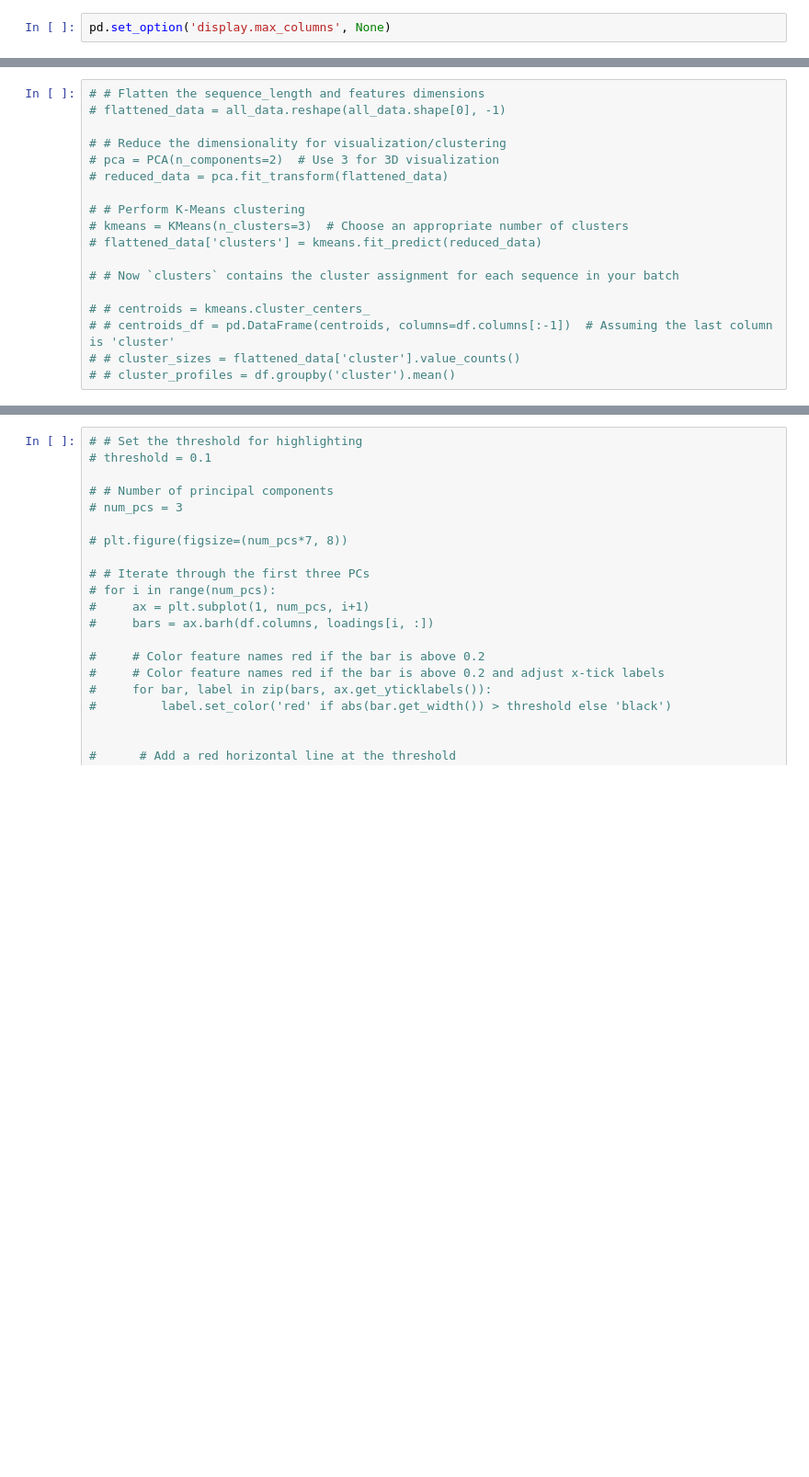
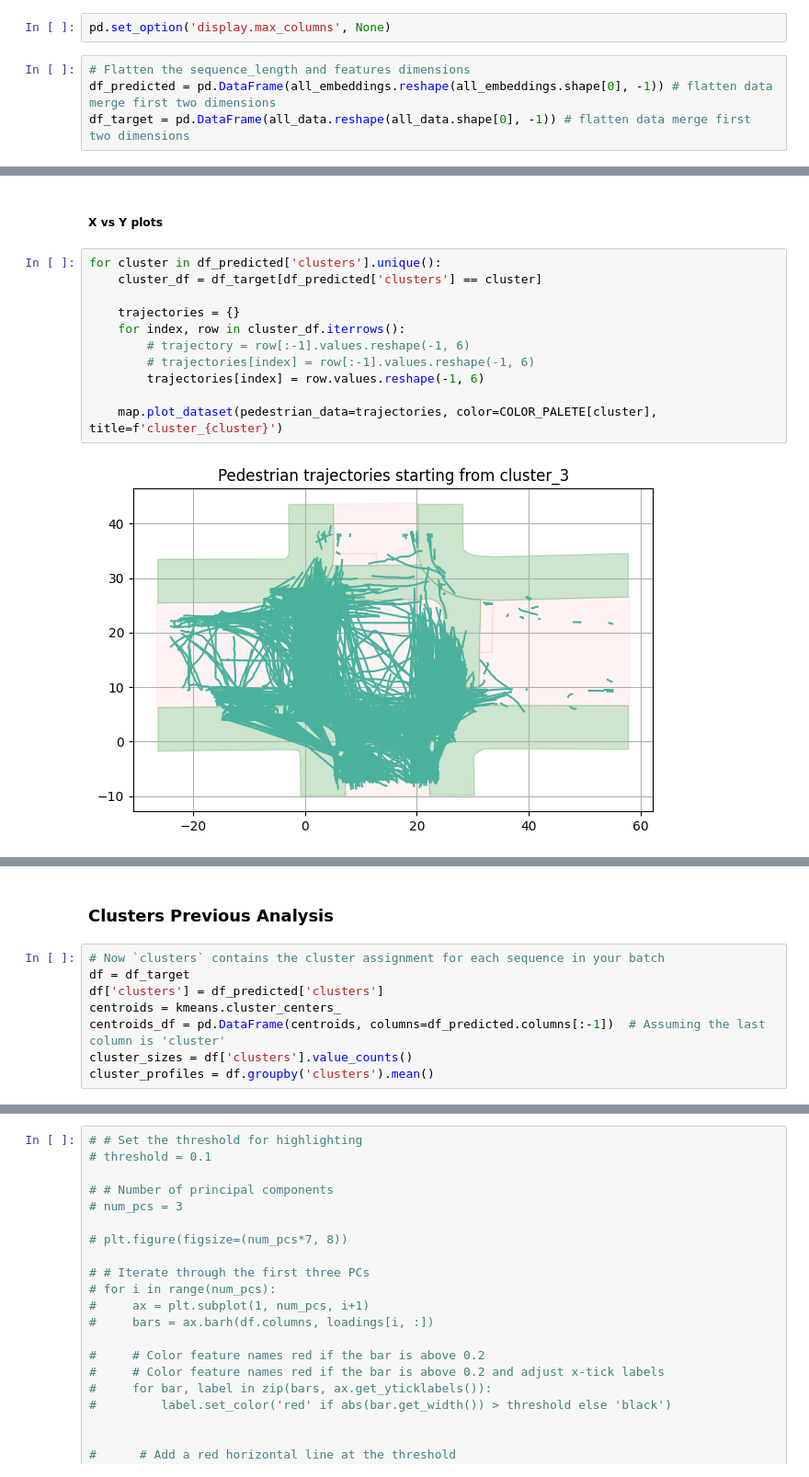
Before and after one commit to kfragkedaki/Pedestrian_Project, a Jupyter notebook: test.ipynb, the cells around one changed output, grey strips where cells are left out. Shown at 92% size. Cells and saved outputs as stored; diff of their text form; blank space fills up the shorter version.

```diff
--- a/test.ipynb
+++ b/test.ipynb
@@ -121,5 +126,9 @@ COLOR_PALETE = ['#EF3D59', '#E17A47', '#EFC958', '#4AB19D',  '#344E5C', '#A6206A
 n_clusters =5
 # %%
 pd.set_option('display.max_columns', None)
+# %%
+# Flatten the sequence_length and features dimensions
+df_predicted = pd.DataFrame(all_embeddings.reshape(all_embeddings.shape[0], -1)) # flatten data merge first two dimensions
+df_target = pd.DataFrame(all_data.reshape(all_data.shape[0], -1)) # flatten data merge first two dimensions
 # %%
 # # Find right number of clusters
@@ -137,0 +160,15 @@ pd.set_option('display.max_columns', None)
+# %% [markdown]
+##### X vs Y plots
+# %%
+for cluster in df_predicted['clusters'].unique():
+    cluster_df = df_target[df_predicted['clusters'] == cluster]
+
+    trajectories = {}
+    for index, row in cluster_df.iterrows():
+        # trajectory = row[:-1].values.reshape(-1, 6)
+        # trajectories[index] = row[:-1].values.reshape(-1, 6)
+        trajectories[index] = row.values.reshape(-1, 6)
+
+    map.plot_dataset(pedestrian_data=trajectories, color=COLOR_PALETE[cluster], title=f'cluster_{cluster}')
+# %% [output]
+[figure, added]
@@ -138,18 +179,10 @@ pd.set_option('display.max_columns', None)
+# %% [markdown]
+### Clusters Previous Analysis
 # %%
-# # Flatten the sequence_length and features dimensions
-# flattened_data = all_data.reshape(all_data.shape[0], -1)
-
-# # Reduce the dimensionality for visualization/clustering
-# pca = PCA(n_components=2)  # Use 3 for 3D visualization
-# reduced_data = pca.fit_transform(flattened_data)
-
-# # Perform K-Means clustering
-# kmeans = KMeans(n_clusters=3)  # Choose an appropriate number of clusters
-# flattened_data['clusters'] = kmeans.fit_predict(reduced_data)
-
-# # Now `clusters` contains the cluster assignment for each sequence in your batch
-
-# # centroids = kmeans.cluster_centers_
-# # centroids_df = pd.DataFrame(centroids, columns=df.columns[:-1])  # Assuming the last column is 'cluster'
-# # cluster_sizes = flattened_data['cluster'].value_counts()
-# # cluster_profiles = df.groupby('cluster').mean()
+# Now `clusters` contains the cluster assignment for each sequence in your batch
+df = df_target
+df['clusters'] = df_predicted['clusters']
+centroids = kmeans.cluster_centers_
+centroids_df = pd.DataFrame(centroids, columns=df_predicted.columns[:-1])  # Assuming the last column is 'cluster'
+cluster_sizes = df['clusters'].value_counts()
+cluster_profiles = df.groupby('clusters').mean()
```
Also changed, not shown: parts of 21 cells of this notebook.
